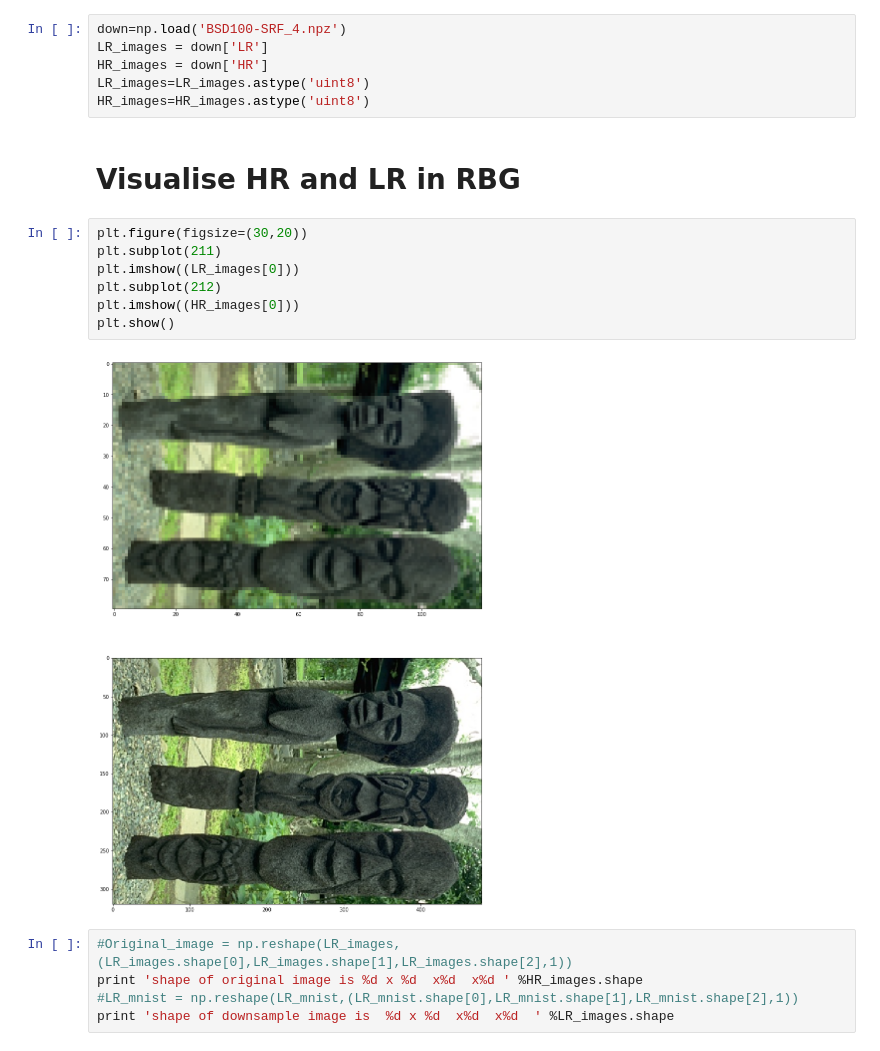
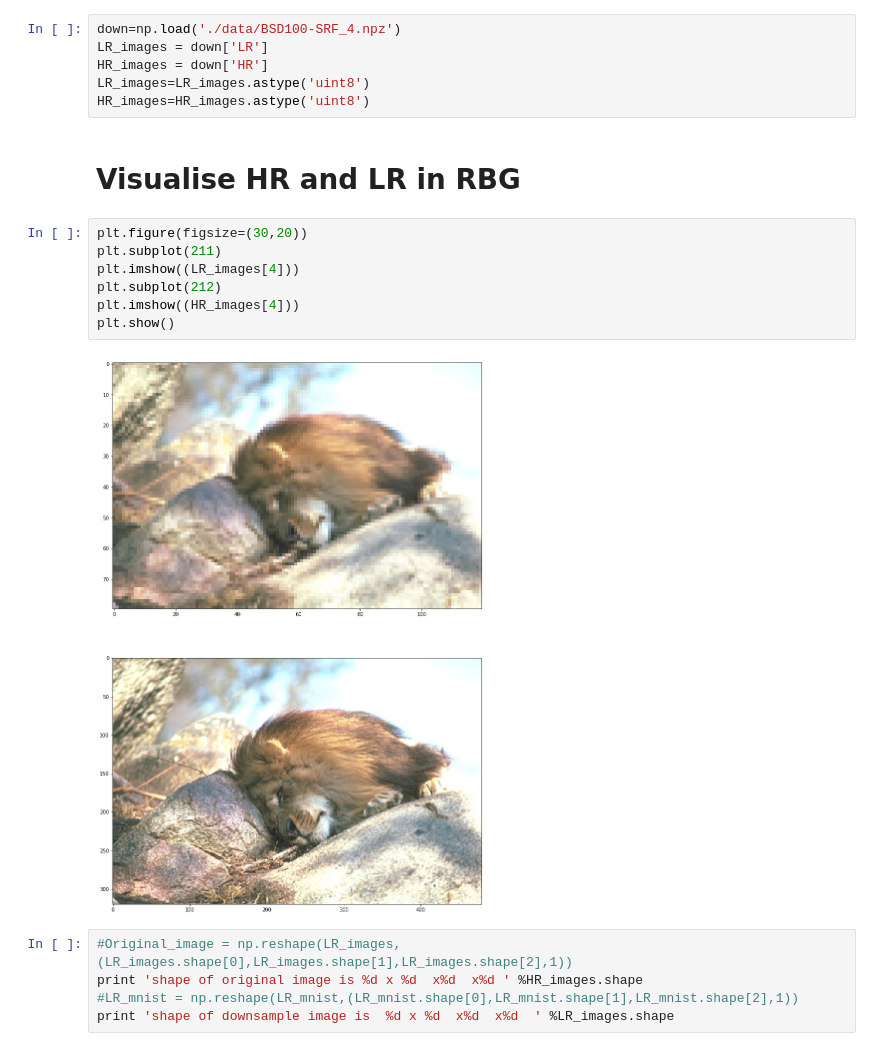
Before and after one commit to plok6325/bicvproject, a Jupyter notebook: Original-SRCNN- BSD100-YCBCR.ipynb, the cells around one changed output. Saved outputs shown, nothing was run; the diff lists cells and outputs as text.

```diff
--- a/Original-SRCNN- BSD100-YCBCR.ipynb
+++ b/Original-SRCNN- BSD100-YCBCR.ipynb
@@ -34,7 +36,7 @@ def psnr(Original_test,test_image,interpolation):
 # %% [markdown]
 # Load data
 # %%
-down=np.load('BSD100-SRF_4.npz')
+down=np.load('./data/BSD100-SRF_4.npz')
 LR_images = down['LR']
 HR_images = down['HR']
 LR_images=LR_images.astype('uint8')
@@ -44,12 +46,12 @@ HR_images=HR_images.astype('uint8')
 # %%
 plt.figure(figsize=(30,20))
 plt.subplot(211)
-plt.imshow((LR_images[0]))
+plt.imshow((LR_images[4]))
 plt.subplot(212)
-plt.imshow((HR_images[0]))
+plt.imshow((HR_images[4]))
 plt.show()
 # %% [output]
-[figure, old version]
+[figure, new version]
 # %%
 #Original_image = np.reshape(LR_images,(LR_images.shape[0],LR_images.shape[1],LR_images.shape[2],1))
 print 'shape of original image is %d x %d  x%d  x%d ' %HR_images.shape
```
Also changed, not shown: parts of 16 cells of this notebook, 44 other files.
